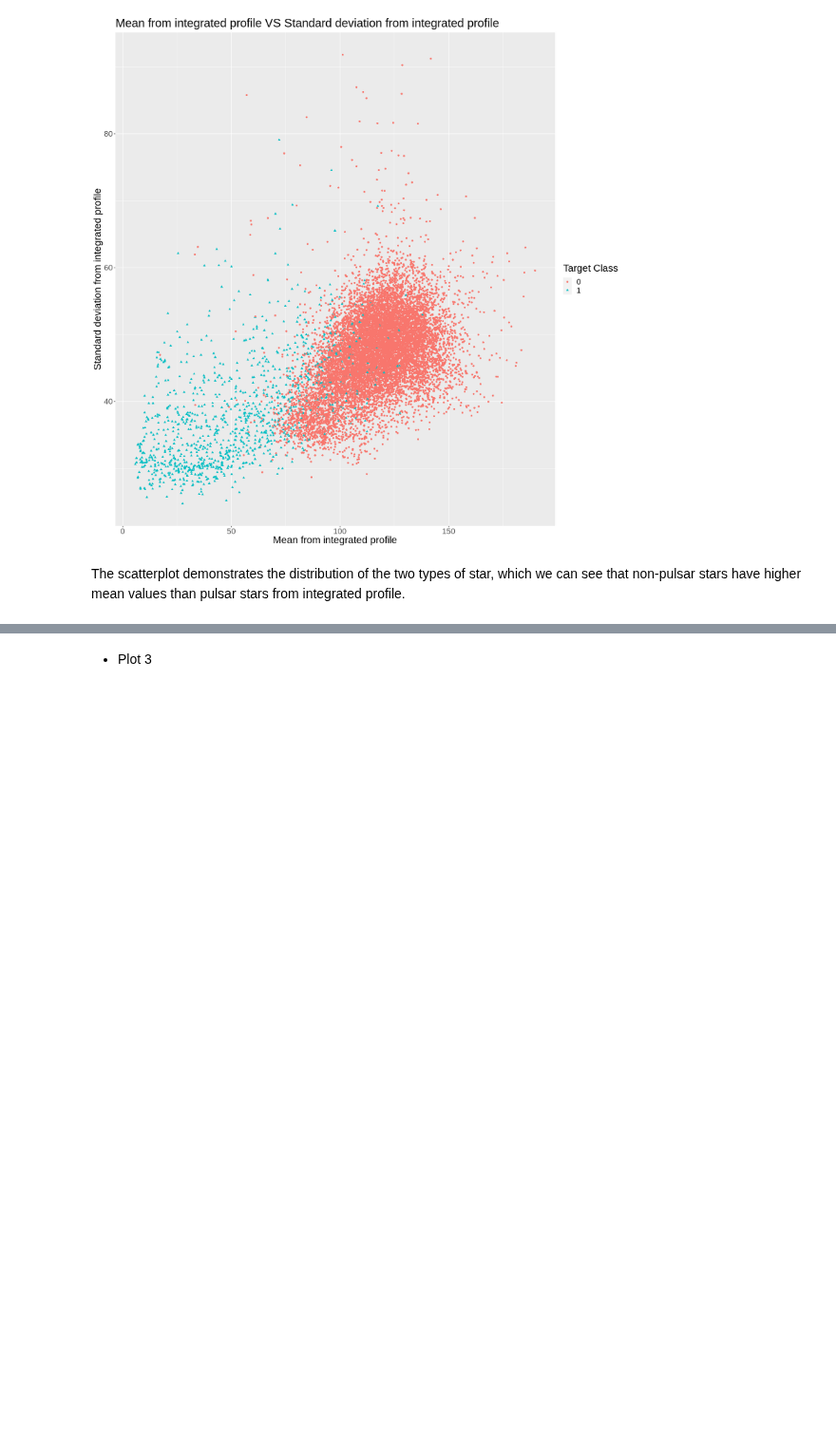
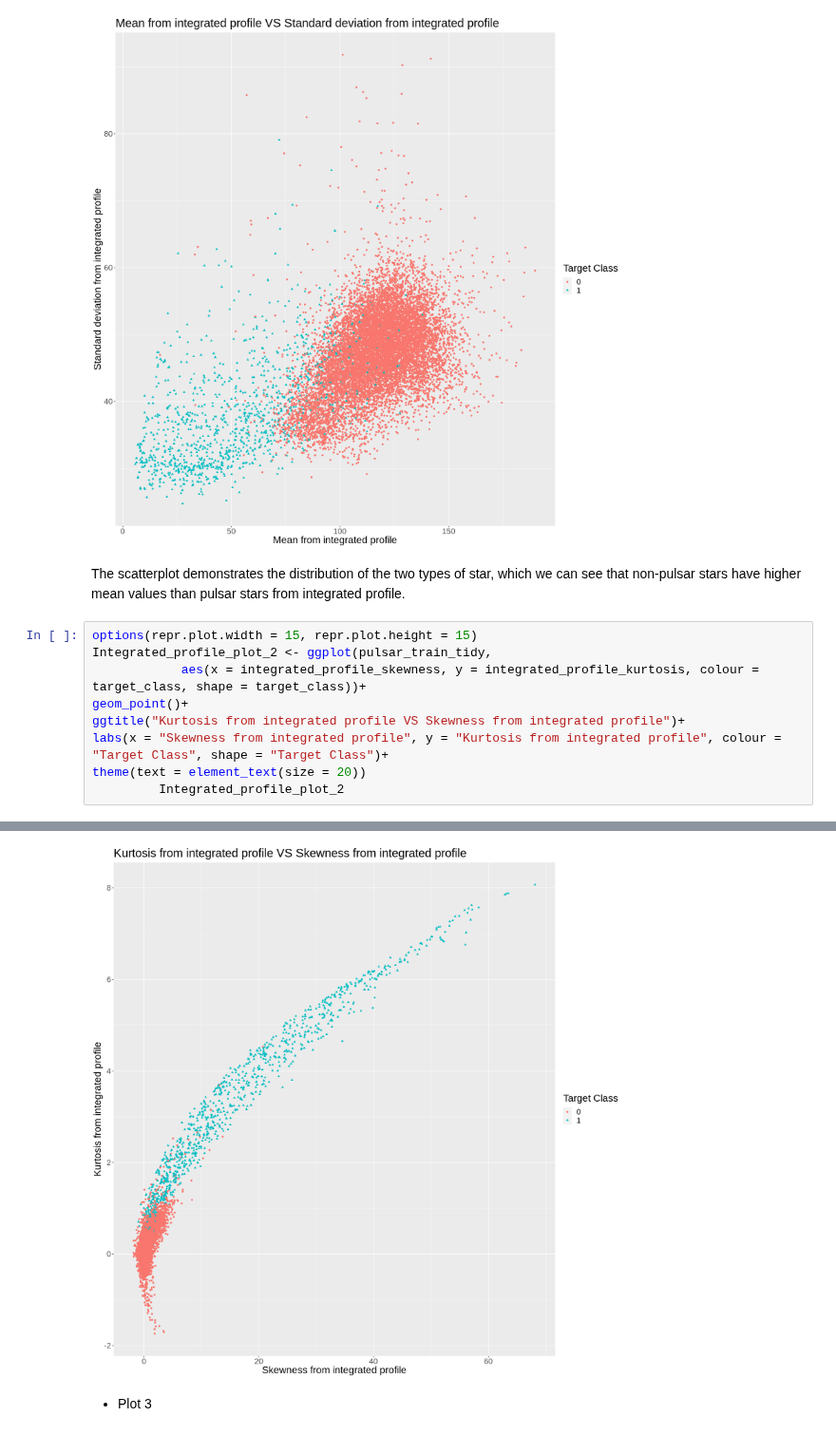
Before and after one commit to ScottCY/Group-_Project, a Jupyter notebook: proposal.ipynb, the cells around one changed output, grey strips where cells are left out. Shown at 95% size. Drawn from its saved outputs; the diff is of its cells as text; blank space fills up the shorter version.

Commit message:
Add two more plots for other predictors

```diff
--- a/proposal.ipynb
+++ b/proposal.ipynb
@@ -243,3 +224,13 @@ theme(text = element_text(size = 20))
 [figure]
 # %% [markdown]
 The scatterplot demonstrates the distribution of the two types of star, which we can see that non-pulsar stars have higher mean values than pulsar stars from integrated profile.
+# %%
+options(repr.plot.width = 15, repr.plot.height = 15)
+Integrated_profile_plot_2 <- ggplot(pulsar_train_tidy,
+            aes(x = integrated_profile_skewness, y = integrated_profile_kurtosis, colour = target_class, shape = target_class))+
+geom_point()+
+ggtitle("Kurtosis from integrated profile VS Skewness from integrated profile")+
+labs(x = "Skewness from integrated profile", y = "Kurtosis from integrated profile", colour = "Target Class", shape = "Target Class")+
+theme(text = element_text(size = 20))
+         Integrated_profile_plot_2
+# %% [output]
@@ -246,3 +239,4 @@ The scatterplot demonstrates the distribution of the two types of star, which we
+[figure, added]
 # %% [markdown]
 * Plot 3
 # %%
```
Also changed, not shown: parts of 3 cells of this notebook.
